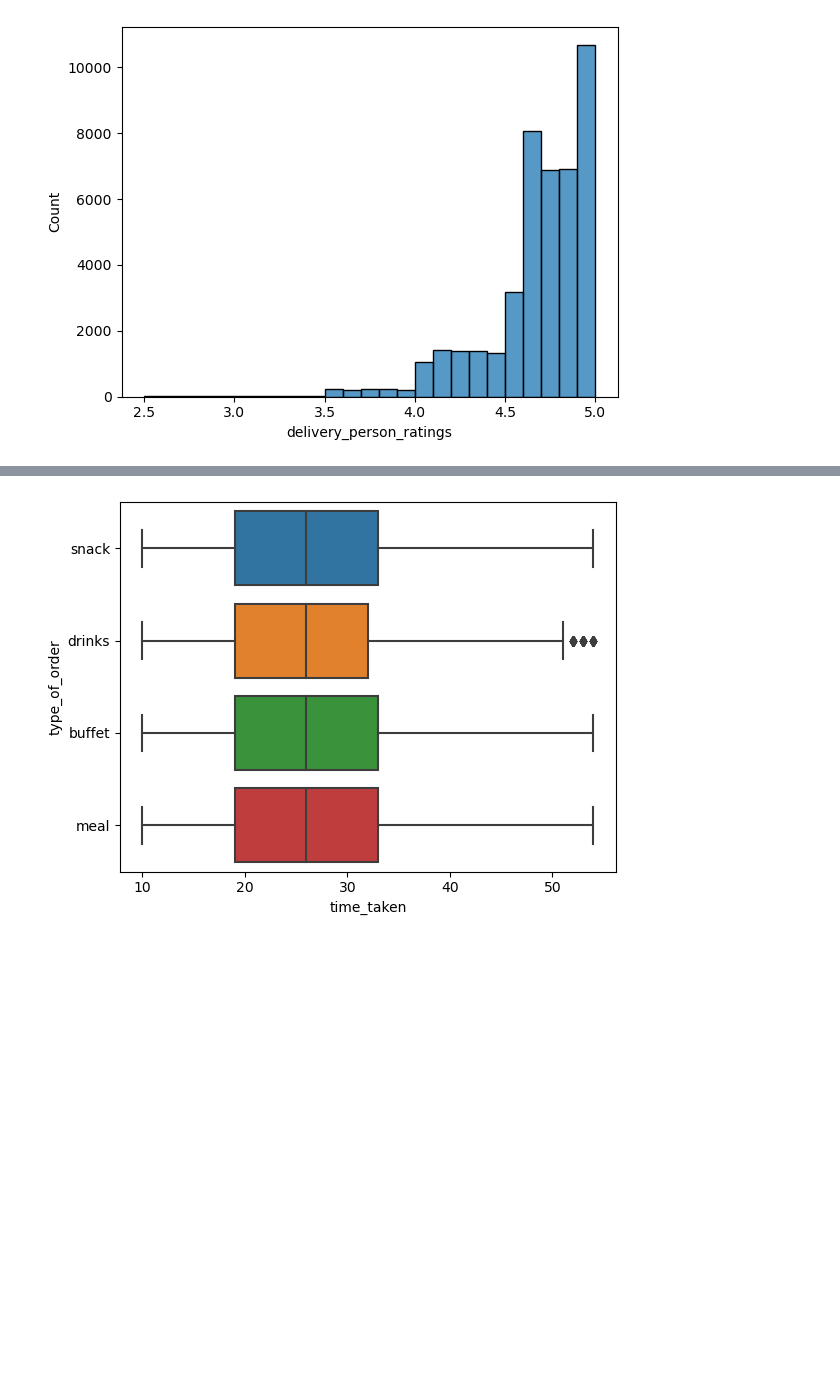
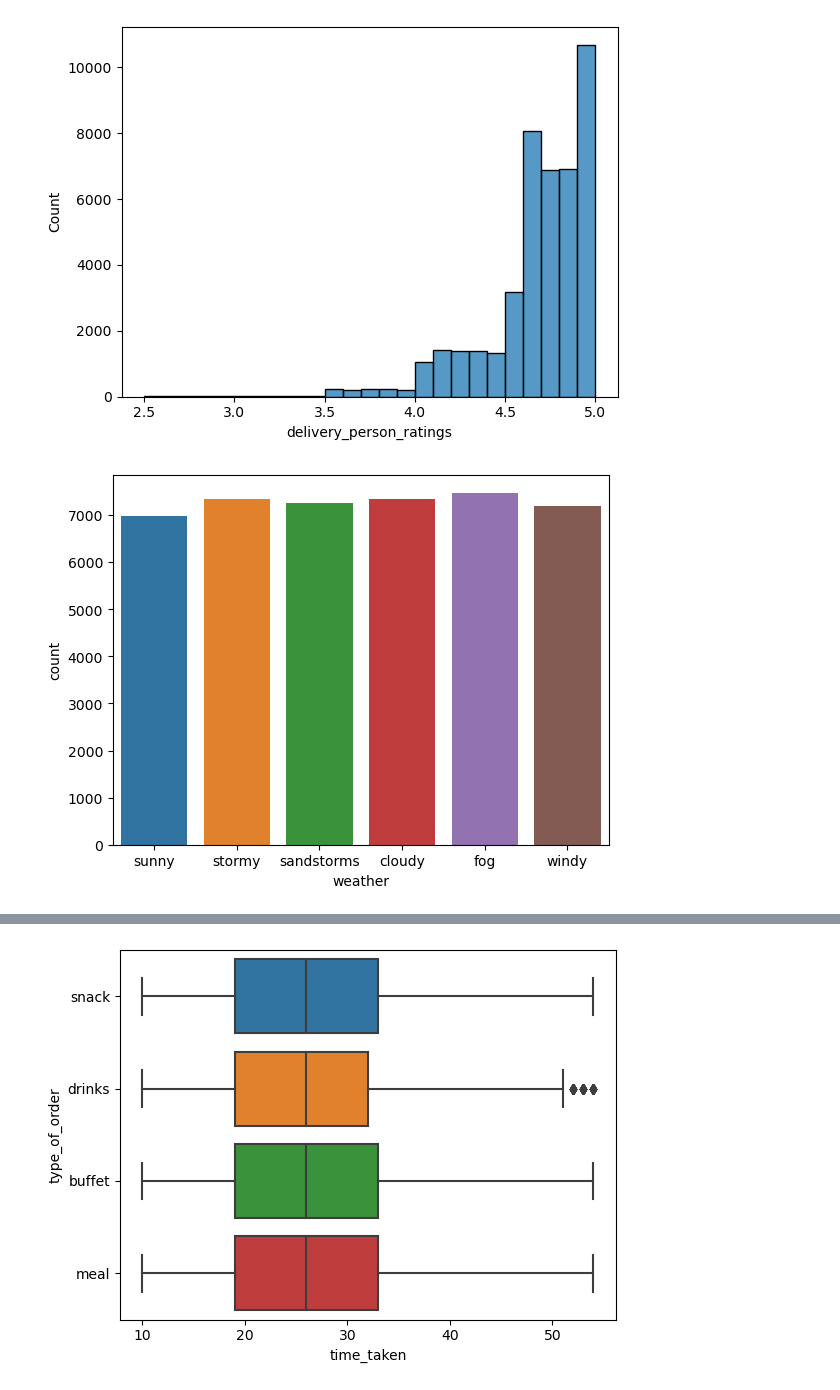
Before and after one commit to kcpGOAT/food-delivery-ML, a Jupyter notebook: food_delay.ipynb, the cells around one changed output, grey strips where cells are left out. Saved outputs shown, nothing was run; the diff lists cells and outputs as text; code cells hidden in the pictures; blank space fills up the shorter version.

```diff
--- a/food_delay.ipynb
+++ b/food_delay.ipynb
@@ -134,3 +157,7 @@ sns.histplot(data = delivery_data.to_pandas(), x = 'delivery_person_age', bins =
 sns.histplot(data = delivery_data.to_pandas(), x = 'delivery_person_ratings', bins = 25);
 # %% [output]
 [figure]
+# %%
+sns.countplot(data = delivery_data.to_pandas(), x = 'weather');
+# %% [output]
+[figure, added]
```
Also changed, not shown: parts of 17 cells of this notebook.
